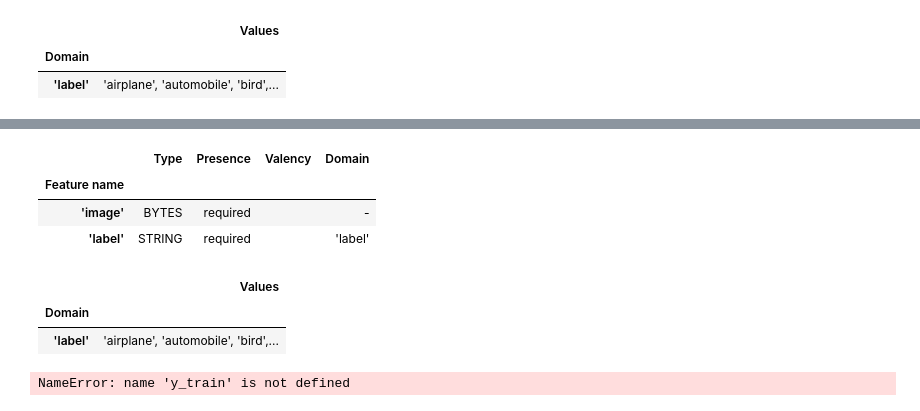
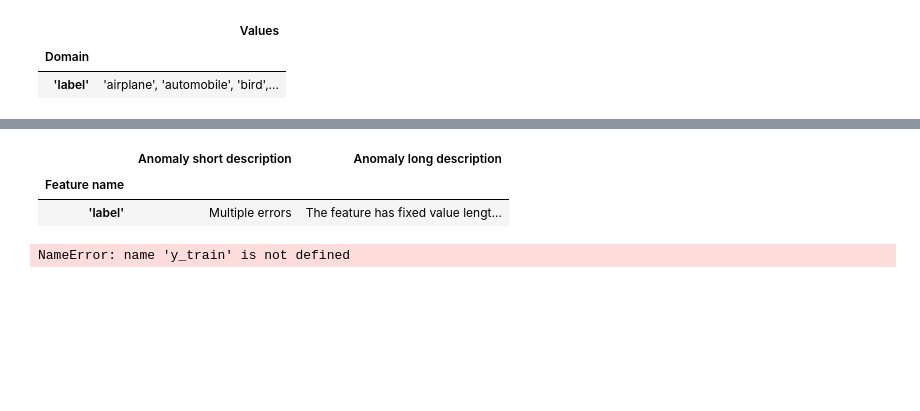
Before and after one commit to fekihatem11/CIFAR-10-CNN-FLASK-Deployment-main, a Jupyter notebook: CIFAR_10.ipynb, the cells around one changed output, grey strips where cells are left out. Drawn from its saved outputs; the diff is of its cells as text; code cells hidden in the pictures; blank space fills up the shorter version.

```diff
--- a/CIFAR_10.ipynb
+++ b/CIFAR_10.ipynb
@@ -111,9 +103,6 @@ train_stats = tfdv.generate_statistics_from_dataframe(train_df, stats_options)
 tfdv.visualize_statistics(train_stats)
 # %% [output]
 [interactive output not drawn]
-# %%
-stats_options = tfdv.StatsOptions(enable_semantic_domain_stats=True)
-train_stats = tfdv.generate_statistics_from_dataframe(train_df, stats_options)
 # %%
 schema = tfdv.infer_schema(train_stats)
 tfdv.display_schema(schema)
@@ -125,23 +114,3 @@ tfdv.display_schema(schema)
 |  | Values |
 | Domain |  |
 | 'label' | 'airplane', 'automobile', 'bird',... |
-# %%
-def serialize_image(image):
-    return image.tobytes()
-
-def to_dataframe(x, y):
-    y = y.flatten()
-    labels = [data.class_names for label in y]
-    serialized_images = [serialize_image(img) for img in x]
-    df = pd.DataFrame({'image': serialized_images, 'label': labels})
-    return df
-
-train_df = to_dataframe(data.x_train, data.y_train)
-
-stats_options = tfdv.StatsOptions(
-    enable_semantic_domain_stats=True
-)
-
-# Generate statistics from the DataFrame
-train_stats = tfdv.generate_statistics_from_dataframe(train_df, stats_options)
-tfdv.visualize_statistics(train_stats)
@@ -150,12 +117,12 @@ tfdv.visualize_statistics(train_stats)
-# %%
-schema = tfdv.infer_schema(train_stats)
-tfdv.display_schema(schema)
-# %% [output]
-|  | Type | Presence | Valency | Domain |
-| Feature name |  |  |  |  |
-| 'image' | BYTES | required |  | - |
-| 'label' | STRING | required |  | 'label' |
-|  | Values |
-| Domain |  |
-| 'label' | 'airplane', 'automobile', 'bird',... |
+# %%
+test_df['label'] = test_df['label'].astype(str)
+new_label = 'Computer'
+test_df.at[0, 'label'] = new_label
+test_stats = tfdv.generate_statistics_from_dataframe(test_df, stats_options)
+anomalies = tfdv.validate_statistics(statistics=test_stats, schema=schema)
+tfdv.display_anomalies(anomalies)
+# %% [output]
+|  | Anomaly short description | Anomaly long description |
+| Feature name |  |  |
+| 'label' | Multiple errors | The feature has fixed value lengt... |
 # %%
```
Also changed, not shown: parts of 8 cells of this notebook, 5 other files.
